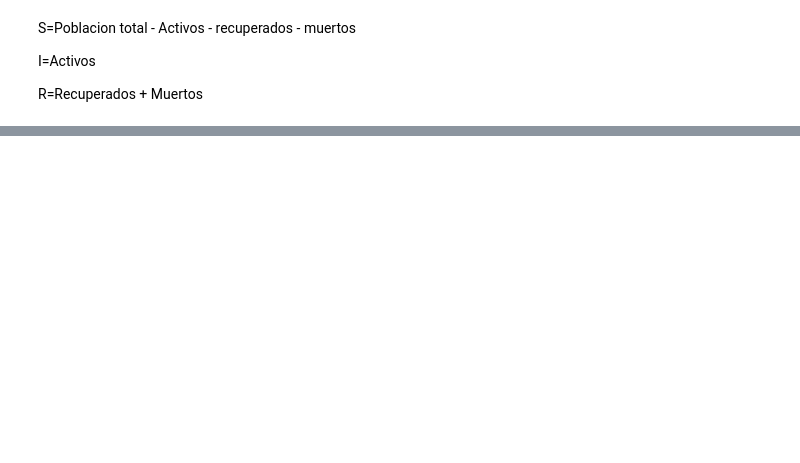
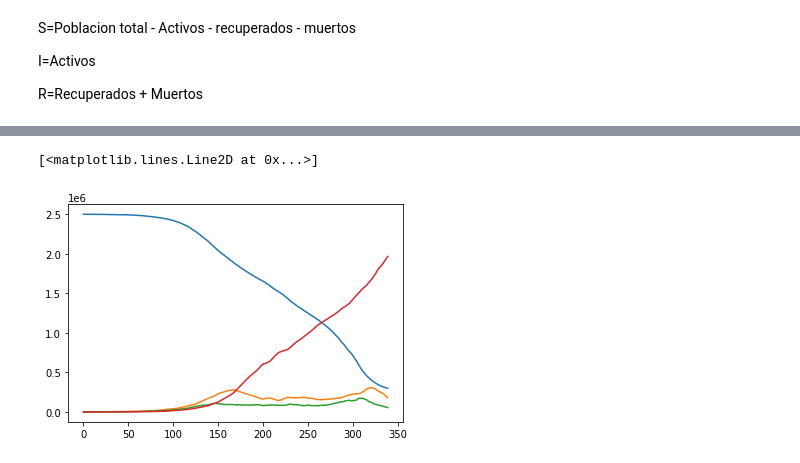
Before and after one commit to tesis-SP-SQ/Tesis, a Jupyter notebook: Hallando_Beta.ipynb, the cells around one changed output, grey strips where cells are left out. Drawn from its saved outputs; the diff is of its cells as text; code cells hidden in the pictures; blank space fills up the shorter version.

```diff
--- a/Hallando_Beta.ipynb
+++ b/Hallando_Beta.ipynb
@@ -54,3 +112,12 @@ plt.plot(df['acumulado recuperados']+df['acumulado muertes'])
+# %%
+n=2500000
+plt.plot(n-df['acumulado sintomaticos']-df['acumulado expuestos']-df['acumulado recuperados']-df['acumulado muertes'])
+plt.plot(df['acumulado sintomaticos'])
+plt.plot(df['acumulado expuestos'])
+plt.plot(df['acumulado recuperados']+df['acumulado muertes'])
+# %% [output]
+[<matplotlib.lines.Line2D at 0x...>]
+[figure, added]
 # %%
 df['Infected']=df['activos por dia']
 df['Recovered']=df['acumulado recuperados']
```
Also changed, not shown: parts of 20 cells of this notebook.
